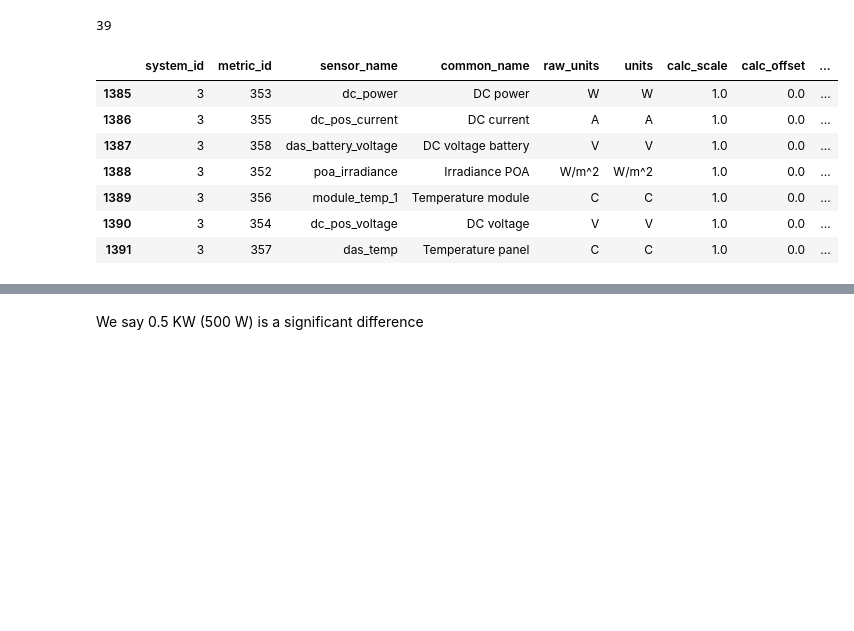
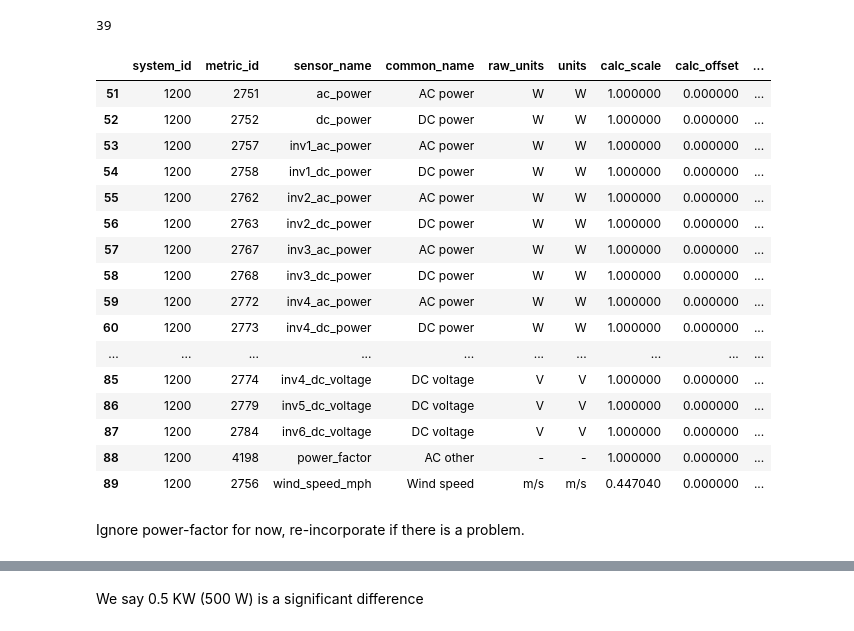
Before and after one commit to Erdos-Projects/predicting-day-ahead-solar-power-production, a Jupyter notebook: src/data/subsystems_explorer.ipynb, the cells around one changed output, grey strips where cells are left out. Saved outputs shown, nothing was run; the diff lists cells and outputs as text; code cells hidden in the pictures; blank space fills up the shorter version.

```diff
--- a/src/data/subsystems_explorer.ipynb
+++ b/src/data/subsystems_explorer.ipynb
@@ -41,17 +41,28 @@ num_ids
 # %% [output]
 39
 # %%
-j = 1
+j = 10
 system_id = my_system_ids[j]
 relevant_rows_metrics = metrics_df[metrics_df['system_id'] == system_id]
 relevant_rows_metrics
 # %% [output]
 |  | system_id | metric_id | sensor_name | common_name | raw_units | units | calc_scale | calc_offset | ... |
-| 1385 | 3 | 353 | dc_power | DC power | W | W | 1.0 | 0.0 | ... |
-| 1386 | 3 | 355 | dc_pos_current | DC current | A | A | 1.0 | 0.0 | ... |
-| 1387 | 3 | 358 | das_battery_voltage | DC voltage battery | V | V | 1.0 | 0.0 | ... |
-| 1388 | 3 | 352 | poa_irradiance | Irradiance POA | W/m^2 | W/m^2 | 1.0 | 0.0 | ... |
-| 1389 | 3 | 356 | module_temp_1 | Temperature module | C | C | 1.0 | 0.0 | ... |
-| 1390 | 3 | 354 | dc_pos_voltage | DC voltage | V | V | 1.0 | 0.0 | ... |
-| 1391 | 3 | 357 | das_temp | Temperature panel | C | C | 1.0 | 0.0 | ... |
+| 51 | 1200 | 2751 | ac_power | AC power | W | W | 1.000000 | 0.000000 | ... |
+| 52 | 1200 | 2752 | dc_power | DC power | W | W | 1.000000 | 0.000000 | ... |
+| 53 | 1200 | 2757 | inv1_ac_power | AC power | W | W | 1.000000 | 0.000000 | ... |
+| 54 | 1200 | 2758 | inv1_dc_power | DC power | W | W | 1.000000 | 0.000000 | ... |
+| 55 | 1200 | 2762 | inv2_ac_power | AC power | W | W | 1.000000 | 0.000000 | ... |
+| 56 | 1200 | 2763 | inv2_dc_power | DC power | W | W | 1.000000 | 0.000000 | ... |
+| 57 | 1200 | 2767 | inv3_ac_power | AC power | W | W | 1.000000 | 0.000000 | ... |
+| 58 | 1200 | 2768 | inv3_dc_power | DC power | W | W | 1.000000 | 0.000000 | ... |
+| 59 | 1200 | 2772 | inv4_ac_power | AC power | W | W | 1.000000 | 0.000000 | ... |
+| 60 | 1200 | 2773 | inv4_dc_power | DC power | W | W | 1.000000 | 0.000000 | ... |
+| ... | ... | ... | ... | ... | ... | ... | ... | ... | ... |
+| 85 | 1200 | 2774 | inv4_dc_voltage | DC voltage | V | V | 1.000000 | 0.000000 | ... |
+| 86 | 1200 | 2779 | inv5_dc_voltage | DC voltage | V | V | 1.000000 | 0.000000 | ... |
+| 87 | 1200 | 2784 | inv6_dc_voltage | DC voltage | V | V | 1.000000 | 0.000000 | ... |
+| 88 | 1200 | 4198 | power_factor | AC other | - | - | 1.000000 | 0.000000 | ... |
+| 89 | 1200 | 2756 | wind_speed_mph | Wind speed | m/s | m/s | 0.447040 | 0.000000 | ... |
+# %% [markdown]
+Ignore power-factor for now, re-incorporate if there is a problem.
 # %%
```
Also changed, not shown: parts of 42 cells of this notebook, 10 other files.
